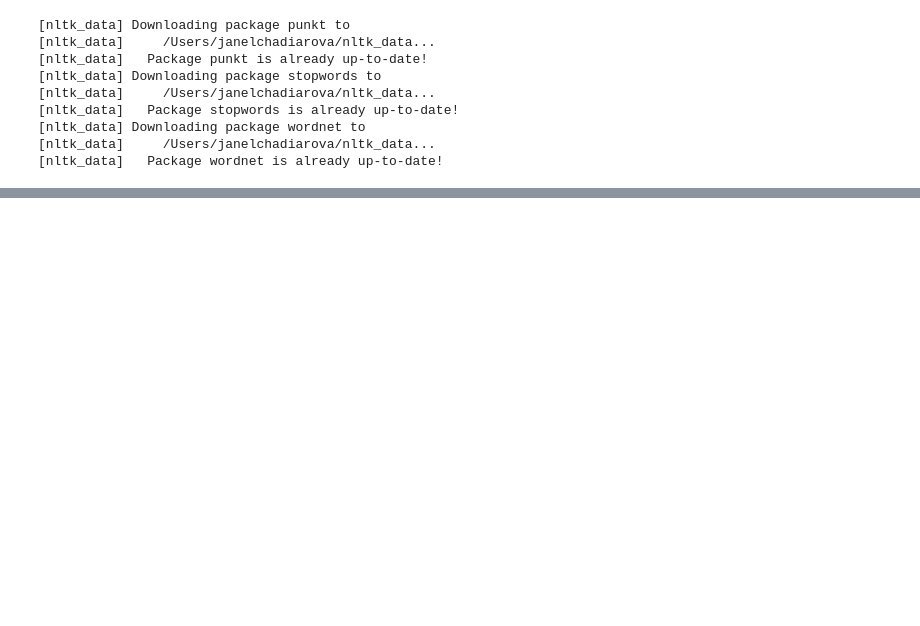
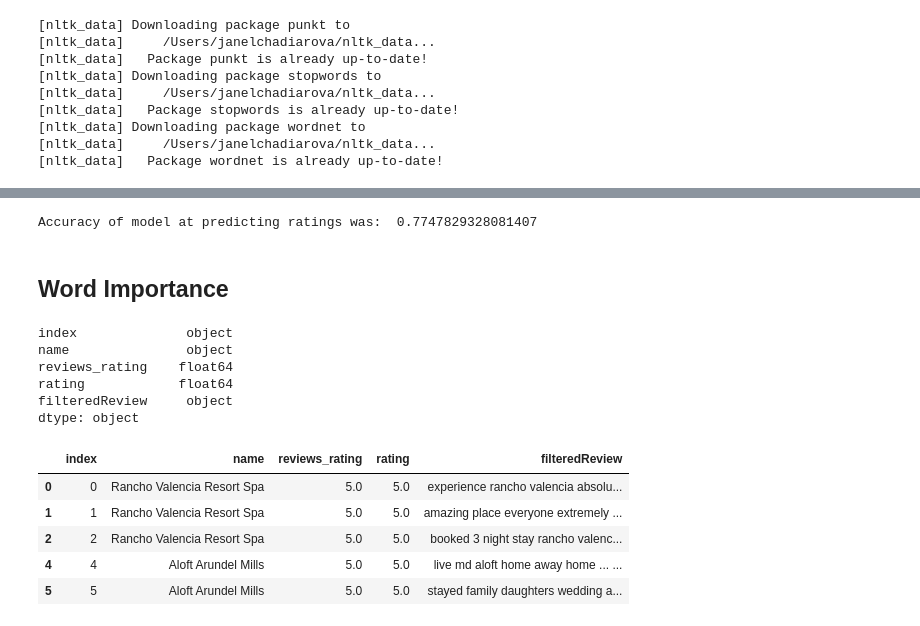
Before and after one commit to janelcv/Hotel_Rating_Analysis, a Jupyter notebook: Hotel_Ratings_Analysis-04.ipynb, the cells around one changed output, grey strips where cells are left out. Saved outputs shown, nothing was run; the diff lists cells and outputs as text; code cells hidden in the pictures; blank space fills up the shorter version.

Commit message:
tested model

```diff
--- a/Hotel_Ratings_Analysis-04.ipynb
+++ b/Hotel_Ratings_Analysis-04.ipynb
@@ -266,0 +266,11 @@ array([5.  , 2.  , 4.  , 3.  , 1.  , 4.8 , 4.6 , 3.55, 4.4 , 4.15, 2.5 ,
+# %%
+ # Use the Class Evaluator for a cleaner description
+from pyspark.ml.evaluation import MulticlassClassificationEvaluator
+
+acc_eval = MulticlassClassificationEvaluator()
+acc = acc_eval.evaluate(test_results)
+print("Accuracy of model at predicting ratings was: ", acc)
+# %% [output]
+Accuracy of model at predicting ratings was:  0.7747829328081407
+# %% [markdown]
+## Word Importance
@@ -266,0 +292,19 @@ array([5.  , 2.  , 4.  , 3.  , 1.  , 4.8 , 4.6 , 3.55, 4.4 , 4.15, 2.5 ,
+# %%
+df.dtypes
+# %% [output]
+index              object
+name               object
+reviews_rating    float64
+rating            float64
+filteredReview     object
+dtype: object
+# %%
+good_reviews = df[(df['rating'] >= 5.0)]
+good_reviews.head()
+# %% [output]
+|  | index | name | reviews_rating | rating | filteredReview |
+| 0 | 0 | Rancho Valencia Resort Spa | 5.0 | 5.0 | experience rancho valencia absolu... |
+| 1 | 1 | Rancho Valencia Resort Spa | 5.0 | 5.0 | amazing place everyone extremely ... |
+| 2 | 2 | Rancho Valencia Resort Spa | 5.0 | 5.0 | booked 3 night stay rancho valenc... |
+| 4 | 4 | Aloft Arundel Mills | 5.0 | 5.0 | live md aloft home away home ... ... |
+| 5 | 5 | Aloft Arundel Mills | 5.0 | 5.0 | stayed family daughters wedding a... |
```
Also changed, not shown: parts of 29 cells of this notebook.
